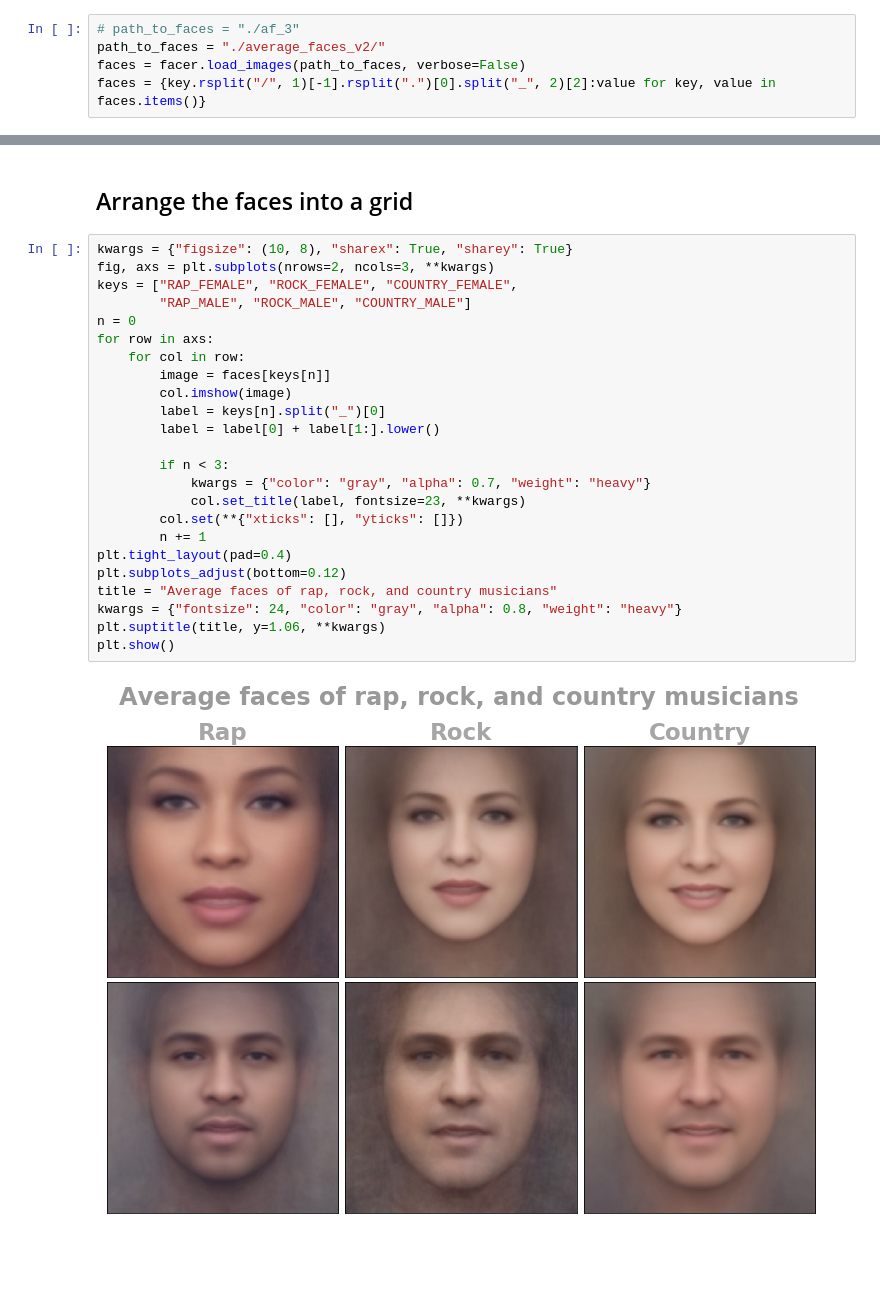
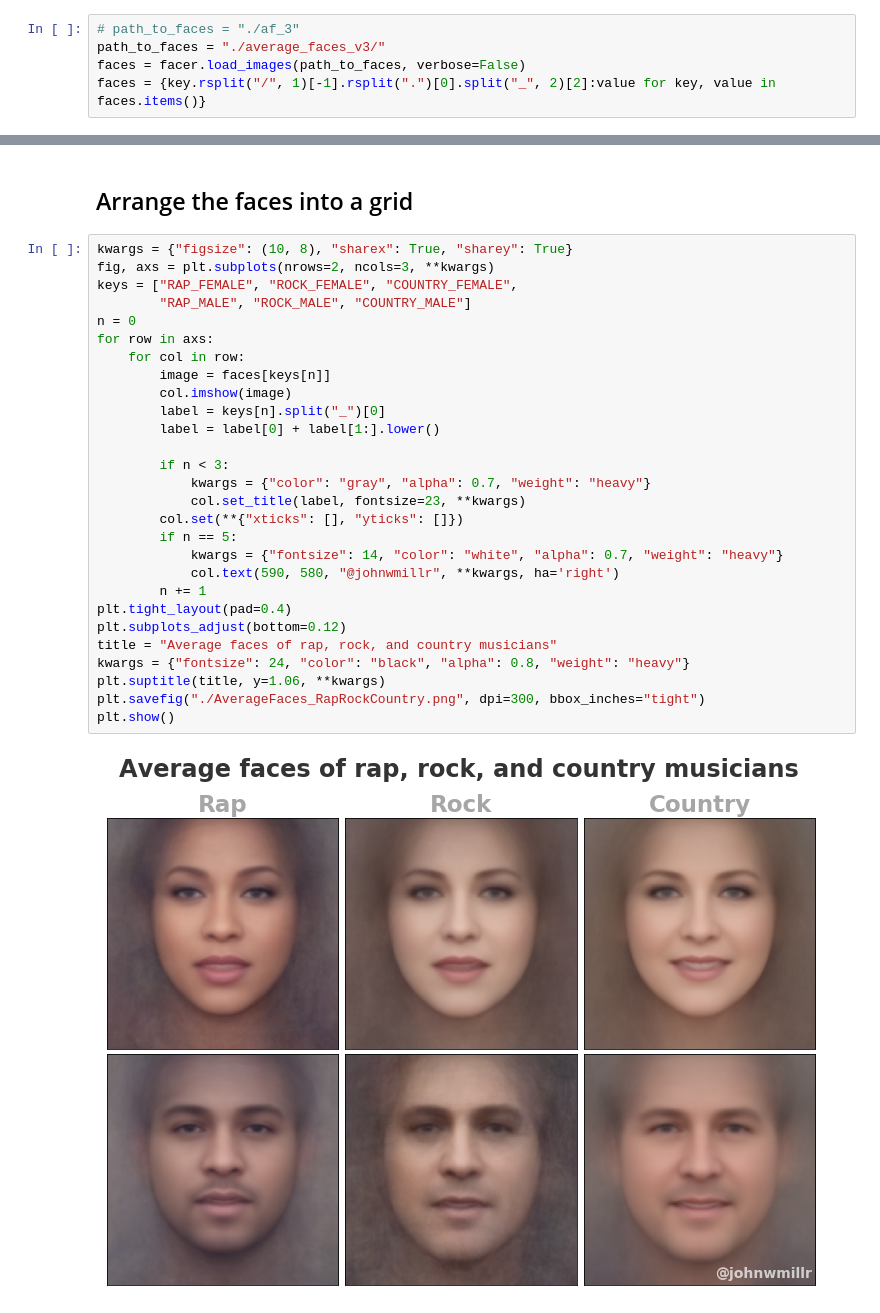
Before and after one commit to johnwmillr/average-artist-faces, a Jupyter notebook: compileFaces.ipynb, the cells around one changed output, grey strips where cells are left out. Drawn from its saved outputs; the diff is of its cells as text; blank space fills up the shorter version.

```diff
--- a/compileFaces.ipynb
+++ b/compileFaces.ipynb
@@ -11,7 +11,7 @@ Done, models loaded.
 ## Load the average face images
 # %%
 # path_to_faces = "./af_3"
-path_to_faces = "./average_faces_v2/"
+path_to_faces = "./average_faces_v3/"
 faces = facer.load_images(path_to_faces, verbose=False)
 faces = {key.rsplit("/", 1)[-1].rsplit(".")[0].split("_", 2)[2]:value for key, value in faces.items()}
 # %%
@@ -24,26 +24,30 @@ plt.imshow(faces["RAP_FEMALE"])
 # %%
 kwargs = {"figsize": (10, 8), "sharex": True, "sharey": True}
 fig, axs = plt.subplots(nrows=2, ncols=3, **kwargs)
 keys = ["RAP_FEMALE", "ROCK_FEMALE", "COUNTRY_FEMALE",
         "RAP_MALE", "ROCK_MALE", "COUNTRY_MALE"]
 n = 0
 for row in axs:
     for col in row:
         image = faces[keys[n]]
         col.imshow(image)
         label = keys[n].split("_")[0]
         label = label[0] + label[1:].lower()
 
         if n < 3:
             kwargs = {"color": "gray", "alpha": 0.7, "weight": "heavy"}
             col.set_title(label, fontsize=23, **kwargs)
         col.set(**{"xticks": [], "yticks": []})
+        if n == 5:
+            kwargs = {"fontsize": 14, "color": "white", "alpha": 0.7, "weight": "heavy"}
+            col.text(590, 580, "@johnwmillr", **kwargs, ha='right')
         n += 1
 plt.tight_layout(pad=0.4)
 plt.subplots_adjust(bottom=0.12)
 title = "Average faces of rap, rock, and country musicians"
-kwargs = {"fontsize": 24, "color": "gray", "alpha": 0.8, "weight": "heavy"}
+kwargs = {"fontsize": 24, "color": "black", "alpha": 0.8, "weight": "heavy"}
 plt.suptitle(title, y=1.06, **kwargs)
+plt.savefig("./AverageFaces_RapRockCountry.png", dpi=300, bbox_inches="tight")
 plt.show()
 # %% [output]
-[figure, old version]
+[figure, new version]
```
Also changed, not shown: parts of 2 cells of this notebook, 2 other files.
